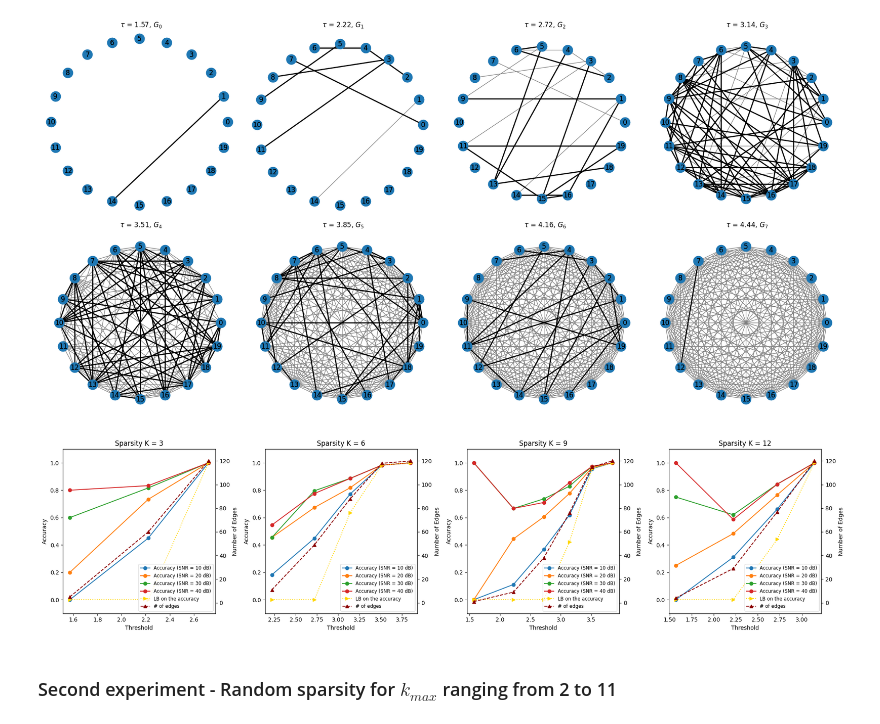
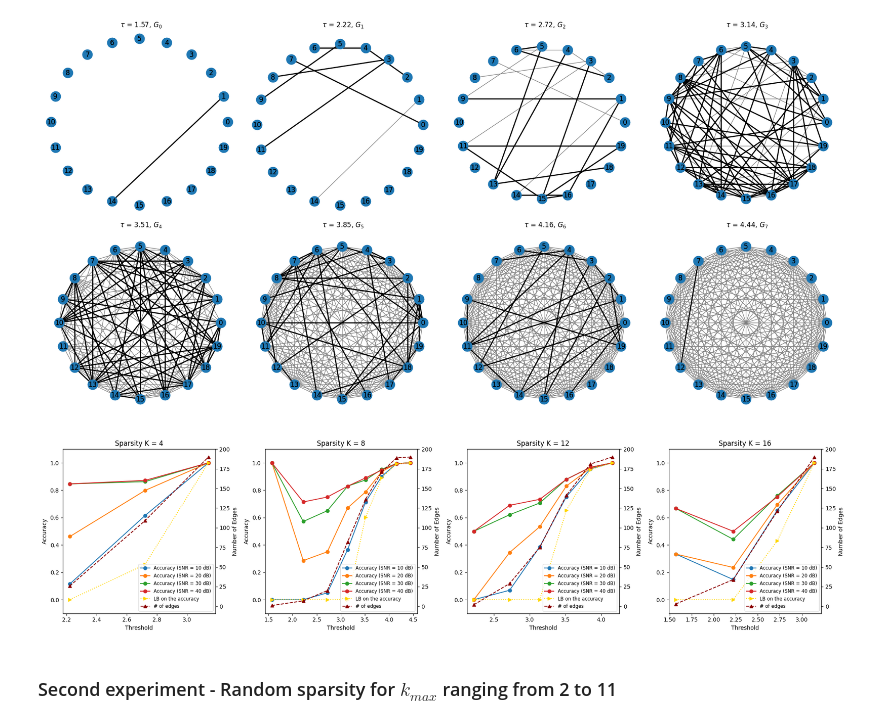
Before and after one commit to LeoDiNino97/LearningOnGraphCellularSheaves, a Jupyter notebook: ToyCase.ipynb, the cells around one changed output. Cells and saved outputs as stored; diff of their text form; code cells hidden in the pictures.

```diff
--- a/ToyCase.ipynb
+++ b/ToyCase.ipynb
@@ -259,7 +259,7 @@ class SheafInference:
 
         if self.verbose:
             print(f'Accuracy in retrieving underlying graph {acc}, with total variation {tv}')
-        return acc, tv
+        return acc, tv, Lf
 # %% [markdown]
 ### First experiment - Fixed shared local group sparsity
 # %%
@@ -299,7 +299,7 @@ plt.show()
 [figure]
 # %%
 noise_levels = [10, 20, 30, 40]
-generating_sparsity = [3,6,9,12]
+generating_sparsity = [4,8,12,16]
 # %%
 accs = {
     s: {
@@ -321,11 +321,11 @@ edges_number = {
 
 for K in generating_sparsity:
     for SNR in tqdm(noise_levels):
-        G = GrassmanGraph(16, 16, K, SNR = SNR, basis = WalshBasis(16), basis_mode = 'Walsh', snaps = 1000)
+        G = GrassmanGraph(20, 20, K, SNR = SNR, basis = WalshBasis(16), basis_mode = 'Canonic', snaps = 1000)
         S = SheafInference(G, 1e2)
 
         for t in G.ths:
-            acc_, tv_ = S.graph_solver(len(G.graphs[t]))
+            acc_, tv_, _ = S.graph_solver(len(G.graphs[t]))
             accs[K][SNR][t] = acc_
             tvs[K][SNR][t] = tv_
             edges_number[K][SNR][t] = len(G.graphs[t])
@@ -370,39 +370,39 @@ for j, K in enumerate(generating_sparsity):
         # Compute and plot the additional curve: max(0, 2 - 190/E)
         threshold_list = list(edges_number[K][SNR].keys())
         edges_values = list(edges_number[K][SNR].values())
-        new_curve = [max(0, 2 - 120 / E) for E in edges_values]
+        new_curve = [max(0, 2 - 190 / E) for E in edges_values]
 
     # Plot this new curve on the left y-axis
     line, = axs[j].plot(threshold_list, new_curve, label="LB on the accuracy", linestyle=':', color='gold', marker='>')
     handles.append(line)
     labels.append("LB on the accuracy")
 
     # Plotting edge numbers on the twin y-axis with markers
     line, = axs_twin[j].plot(list(edges_number[K][SNR].keys()), list(edges_number[K][SNR].values()),
                                 label="# of edges", color='darkred', linestyle='--', marker='^')
     handles.append(line)
     labels.append("# of edges")
 
     # Set labels and title for each subplot
     axs[j].set_title(f'Sparsity K = {K}')
     axs[j].set_xlabel('Threshold')  # Replace with your actual x-axis label
     axs[j].set_ylabel('Accuracy')
     axs_twin[j].set_ylabel('Number of Edges')
 
     # Set the y-limits for accuracy and number of edges to be consistent
     axs[j].set_ylim(min_acc - 0.1, max_acc + 0.1)
     axs_twin[j].set_ylim(min_edges - 10, max_edges + 10)  # Adjust padding as needed
 
     # Merge legends
     axs[j].legend(handles, labels, loc='lower right', fontsize='small')
 
 # Adjust layout to avoid overlap
 plt.tight_layout()
 
 # Show the plot after all plotting is done
 plt.show()
 # %% [output]
-[figure, old version]
+[figure, new version]
 # %% [markdown]
 ### Second experiment - Random sparsity for $k_{max}$ ranging from 2 to 11
 # %%
```
Also changed, not shown: parts of 8 cells of this notebook.
